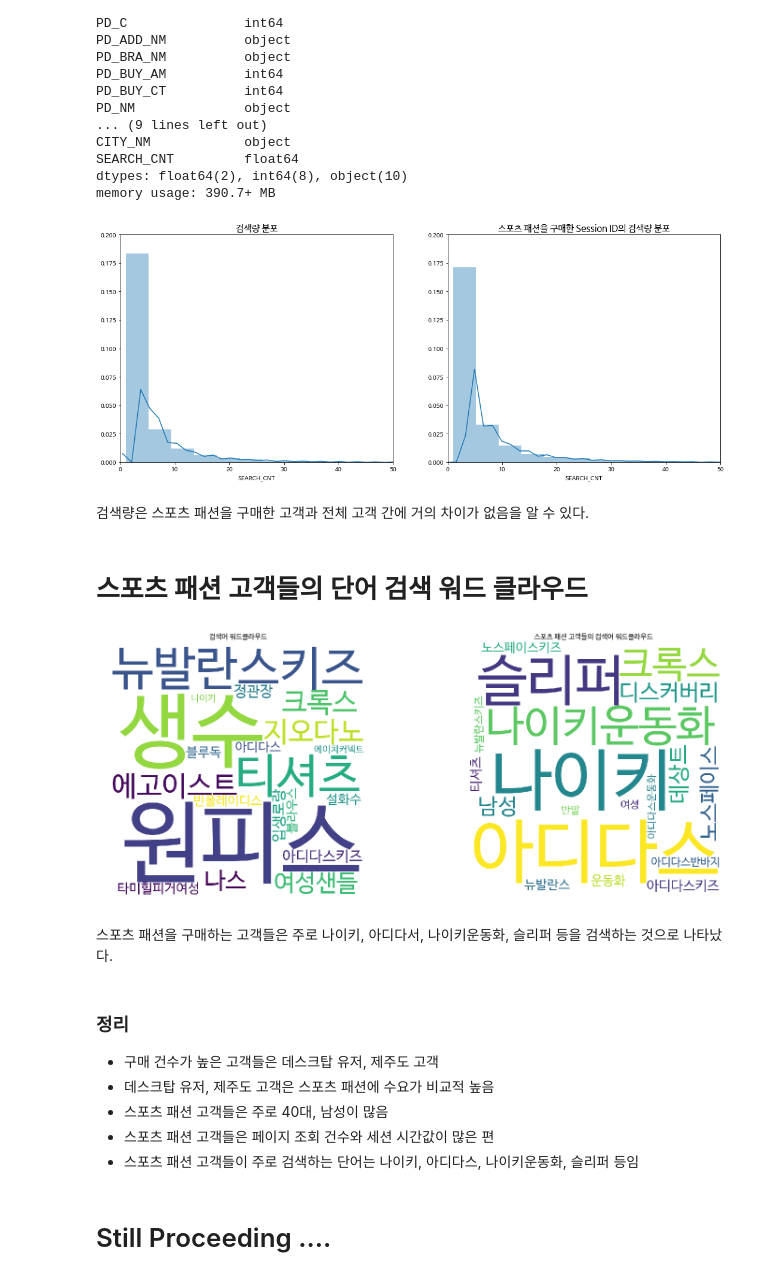
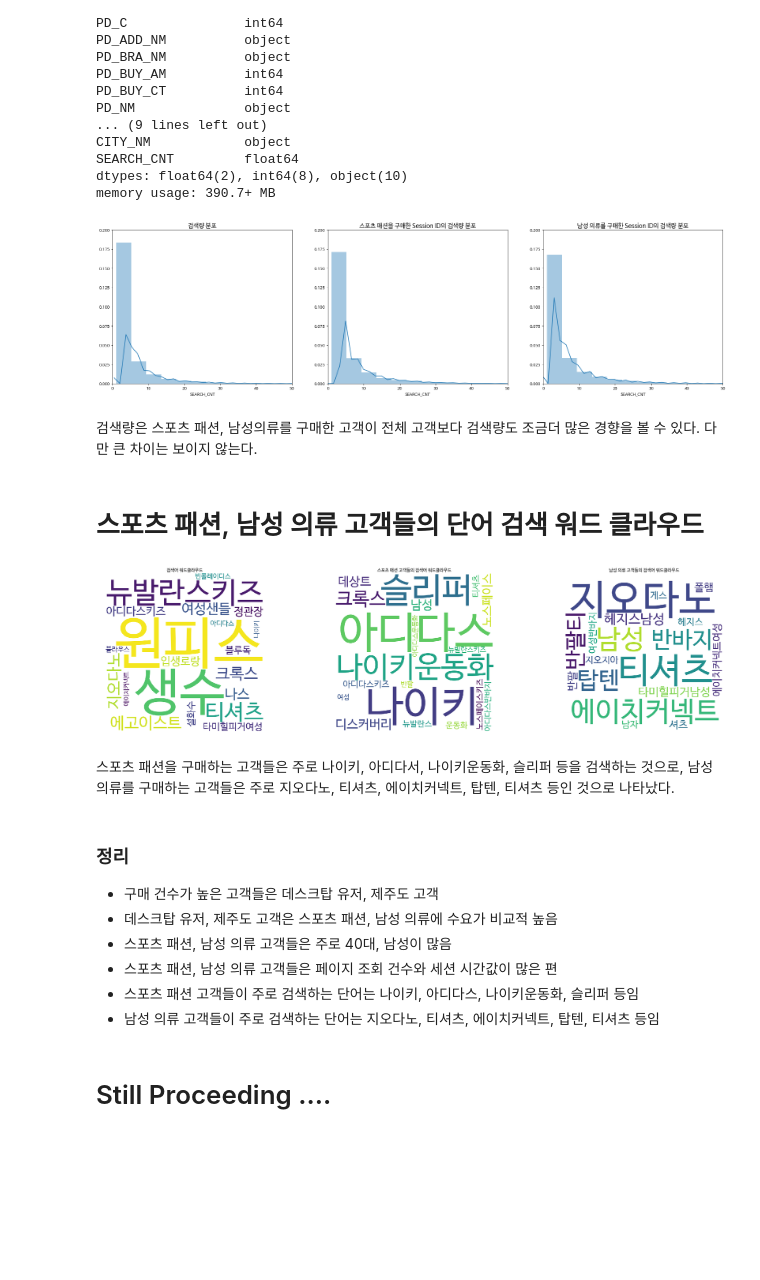
Before and after one commit to seohyunchoi123/L_Point-Competition, a Jupyter notebook: EDA.ipynb, the cells around one changed output. Saved outputs shown, nothing was run; the diff lists cells and outputs as text; code cells hidden in the pictures; blank space fills up the shorter version.

```diff
--- a/EDA.ipynb
+++ b/EDA.ipynb
@@ -581,29 +607,37 @@ SEARCH_CNT         float64
 dtypes: float64(2), int64(8), object(10)
 memory usage: 390.7+ MB
 # %%
-f, ax = plt.subplots(1, 2, figsize = (18,7))
+f, ax = plt.subplots(1, 3, figsize = (27,7))
 
 data = search_1_sess
 ax[0].set_title("검색량 분포", fontsize=15)
 ax[0].set_xlim(0,50)
 ax[0].set_ylim(0, 0.2)
 sns.distplot(data['SEARCH_CNT'], ax=ax[0])
 
 data = prod_mass_sess_search1[prod_mass_sess_search1['CLAC1_NM']=='스포츠패션']
 data = data[['CLNT_ID', 'SESS_ID', 'SEARCH_CNT']].groupby(['CLNT_ID', 'SESS_ID']).first()
 data['SEARCH_CNT'] = data['SEARCH_CNT'].apply(lambda x: int(x))
 ax[1].set_title("스포츠 패션을 구매한 Session ID의 검색량 분포", fontsize=15)
 ax[1].set_xlim(0,50)
 ax[1].set_ylim(0, 0.2)
 sns.distplot(data['SEARCH_CNT'], ax=ax[1])
 
+data = prod_mass_sess_search1[prod_mass_sess_search1['CLAC1_NM']=='남성의류']
+data = data[['CLNT_ID', 'SESS_ID', 'SEARCH_CNT']].groupby(['CLNT_ID', 'SESS_ID']).first()
+data['SEARCH_CNT'] = data['SEARCH_CNT'].apply(lambda x: int(x))
+ax[2].set_title("남성 의류를 구매한 Session ID의 검색량 분포", fontsize=15)
+ax[2].set_xlim(0,50)
+ax[2].set_ylim(0, 0.2)
+sns.distplot(data['SEARCH_CNT'], ax=ax[2])
+
 plt.show()
 # %% [output]
-[figure, old version]
+[figure, new version]
-# %% [markdown]
-검색량은 스포츠 패션을 구매한 고객과 전체 고객 간에 거의 차이가 없음을 알 수 있다.
+# %% [markdown]
+검색량은 스포츠 패션, 남성의류를 구매한 고객이 전체 고객보다 검색량도 조금더 많은 경향을 볼 수 있다. 다만 큰 차이는 보이지 않는다.
 # %% [markdown]
-# 스포츠 패션 고객들의 단어 검색 워드 클라우드
+# 스포츠 패션, 남성 의류 고객들의 단어 검색 워드 클라우드
 # %%
 def getting_top_keywords(data, n):
     dic = dict(Counter(data))
@@ -611,7 +645,7 @@ def getting_top_keywords(data, n):
     top_idx = np.argsort(arr)[::-1][:n]
     return np.array(list(dic.keys()))[top_idx]
 
-f, ax = plt.subplots(1, 2, figsize = (25,10))
+f, ax = plt.subplots(1, 3, figsize = (40,10))
 n = 20
 
 data = search_1
@@ -639,17 +673,31 @@ ax[1].imshow(wordcloud)
 ax[1].set_title("스포츠 패션 고객들의 검색어 워드클라우드", fontsize=15)
 ax[1].axis('off')
 
+data = prod_mas.merge(search_1, on=['CLNT_ID', 'SESS_ID'], how='left')
+data = data[data['CLAC1_NM'] == '남성의류']
+data.dropna(inplace=True)
+top_words = getting_top_keywords(data['KWD_NM'], n)
+data = data['KWD_NM'][data['KWD_NM'].isin(top_words)]
+wordcloud = WordCloud(font_path = 'c:\\windows\\fonts\\NanumBarunGothic.ttf' ,
+                      width = 800, height = 800, max_words=100000,
+                        background_color ='white', collocations = False,
+                        min_font_size = 10).generate(" ".join(data))
+ax[2].imshow(wordcloud)
+ax[2].set_title("남성 의류 고객들의 검색어 워드클라우드", fontsize=15)
+ax[2].axis('off')
+
 plt.show()
 # %% [output]
-[figure, old version]
+[figure, new version]
 # %% [markdown]
-스포츠 패션을 구매하는 고객들은 주로 나이키, 아디다서, 나이키운동화, 슬리퍼 등을 검색하는 것으로 나타났다.
+스포츠 패션을 구매하는 고객들은 주로 나이키, 아디다서, 나이키운동화, 슬리퍼 등을 검색하는 것으로, 남성 의류를 구매하는 고객들은 주로 지오다노, 티셔츠, 에이치커넥트, 탑텐, 티셔츠 등인 것으로 나타났다.
 # %% [markdown]
 ### 정리
 - 구매 건수가 높은 고객들은 데스크탑 유저, 제주도 고객
-- 데스크탑 유저, 제주도 고객은 스포츠 패션에 수요가 비교적 높음
-- 스포츠 패션 고객들은 주로 40대, 남성이 많음
-- 스포츠 패션 고객들은 페이지 조회 건수와 세션 시간값이 많은 편
+- 데스크탑 유저, 제주도 고객은 스포츠 패션, 남성 의류에 수요가 비교적 높음
+- 스포츠 패션, 남성 의류 고객들은 주로 40대, 남성이 많음
+- 스포츠 패션, 남성 의류 고객들은 페이지 조회 건수와 세션 시간값이 많은 편
 - 스포츠 패션 고객들이 주로 검색하는 단어는 나이키, 아디다스, 나이키운동화, 슬리퍼 등임
+- 남성 의류 고객들이 주로 검색하는 단어는 지오다노, 티셔츠, 에이치커넥트, 탑텐, 티셔츠 등임
 # %% [markdown]
 # Still Proceeding ....
```
Also changed, not shown: parts of 17 cells of this notebook.
